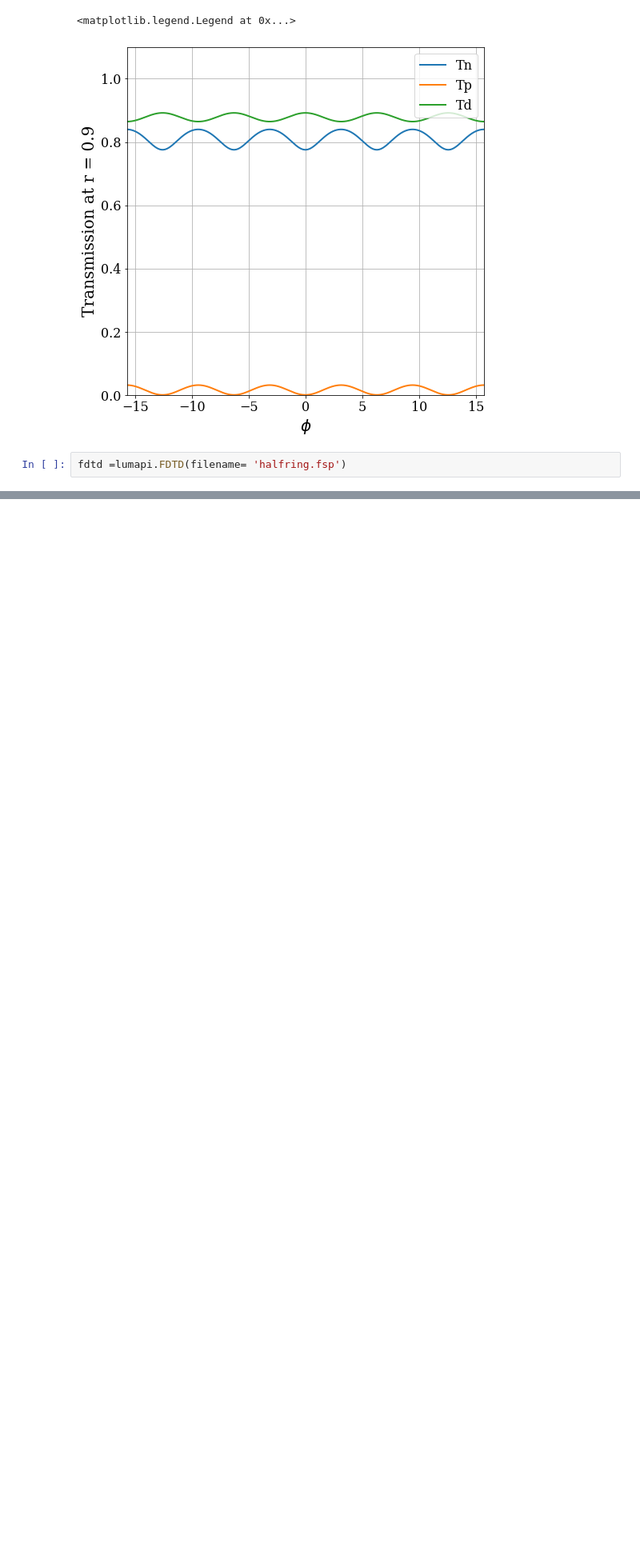
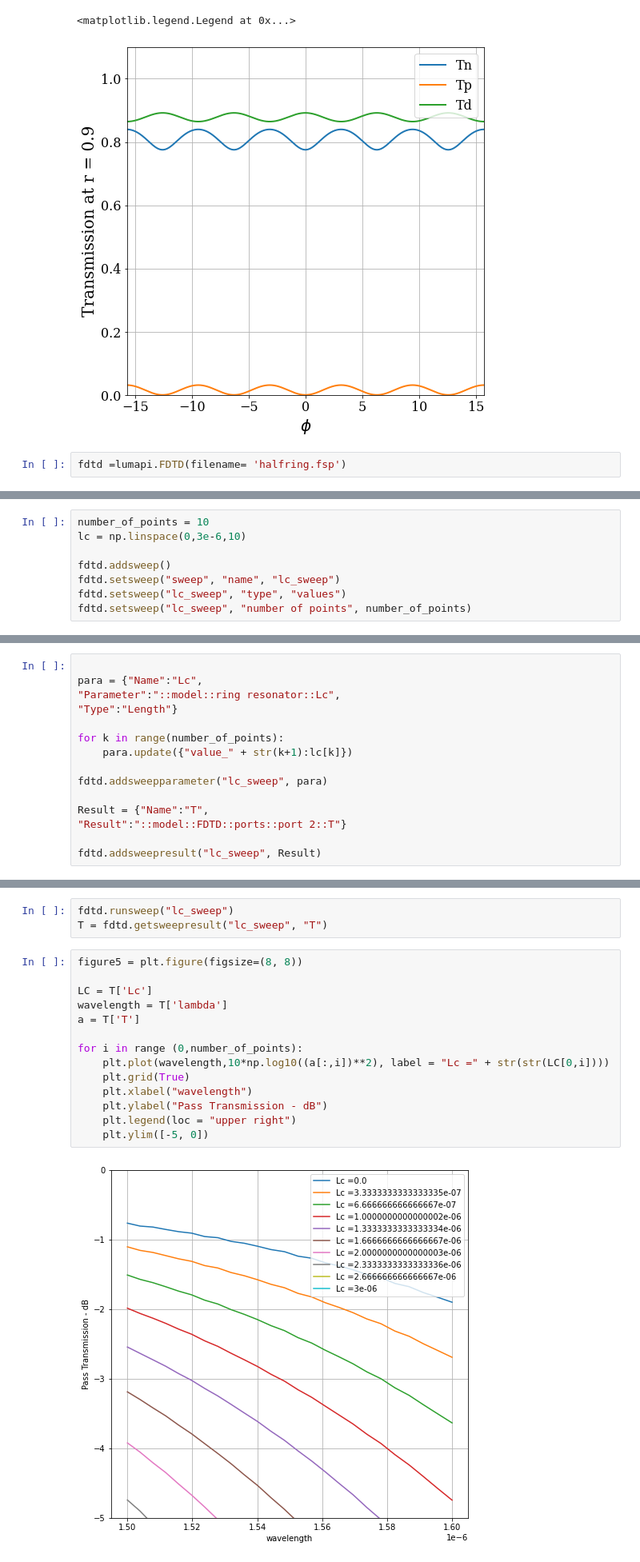
Before and after one commit to moisesoliveira08/Ring-Resonator, a Jupyter notebook: ring_resonator.ipynb, the cells around one changed output, grey strips where cells are left out. Shown at 80% size. Saved outputs shown, nothing was run; the diff lists cells and outputs as text; blank space fills up the shorter version.

```diff
--- a/ring_resonator.ipynb
+++ b/ring_resonator.ipynb
@@ -399,0 +290,8 @@ np.sqrt(0.95)
+# %%
+number_of_points = 10
+lc = np.linspace(0,3e-6,10)
+
+fdtd.addsweep()
+fdtd.setsweep("sweep", "name", "lc_sweep")
+fdtd.setsweep("lc_sweep", "type", "values")
+fdtd.setsweep("lc_sweep", "number of points", number_of_points)
@@ -399,0 +300,15 @@ np.sqrt(0.95)
+# %%
+
+para = {"Name":"Lc",
+"Parameter":"::model::ring resonator::Lc",
+"Type":"Length"}
+
+for k in range(number_of_points):
+    para.update({"value_" + str(k+1):lc[k]})
+
+fdtd.addsweepparameter("lc_sweep", para)
+
+Result = {"Name":"T",
+"Result":"::model::FDTD::ports::port 2::T"}
+
+fdtd.addsweepresult("lc_sweep", Result)
@@ -399,0 +327,19 @@ np.sqrt(0.95)
+# %%
+fdtd.runsweep("lc_sweep")
+T = fdtd.getsweepresult("lc_sweep", "T")
+# %%
+figure5 = plt.figure(figsize=(8, 8))
+
+LC = T['Lc']
+wavelength = T['lambda']
+a = T['T']
+
+for i in range (0,number_of_points):
+    plt.plot(wavelength,10*np.log10((a[:,i])**2), label = "Lc =" + str(str(LC[0,i])))
+    plt.grid(True)
+    plt.xlabel("wavelength")
+    plt.ylabel("Pass Transmission - dB")
+    plt.legend(loc = "upper right")
+    plt.ylim([-5, 0])
+# %% [output]
+[figure, added]
```
Also changed, not shown: parts of 19 cells of this notebook.
